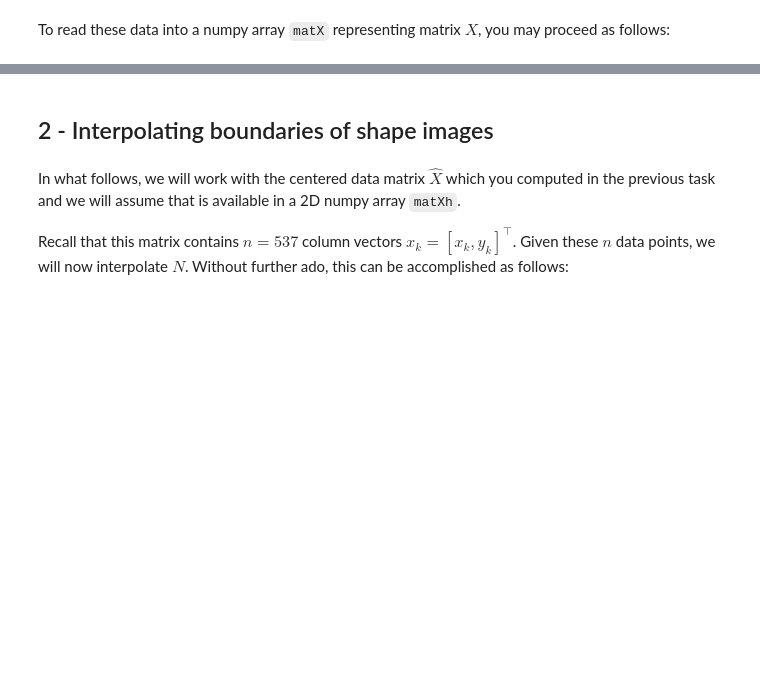
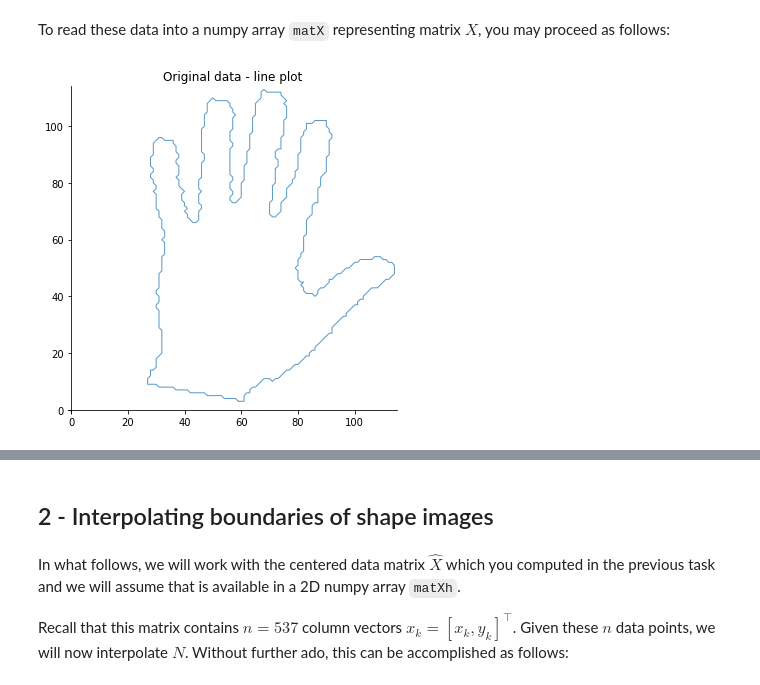
Before and after one commit to FabriceBeaumont/MA-INF_2314_IPSA, a Jupyter notebook: Code/Exercise4/SolutionsOfSheet4.ipynb, the cells around one changed output, grey strips where cells are left out. Drawn from its saved outputs; the diff is of its cells as text; code cells hidden in the pictures; blank space fills up the shorter version.

```diff
--- a/Code/Exercise4/SolutionsOfSheet4.ipynb
+++ b/Code/Exercise4/SolutionsOfSheet4.ipynb
@@ -104,0 +142,10 @@ matX = np.loadtxt('hand.csv', delimiter=', ')
+# %%
+matX = np.loadtxt('hand.csv', delimiter=', ')
+
+# Assemble the values in a vector of complex numbers.
+vecZ = matX[0] + 1j * matX[1]
+# %%
+# Lets plot the shape with a continuous line.
+plotShapeFct(vecZ, closed=True, title="Original data - line plot")
+# %% [output]
+[figure, added]
```
Also changed, not shown: parts of 10 cells of this notebook.
